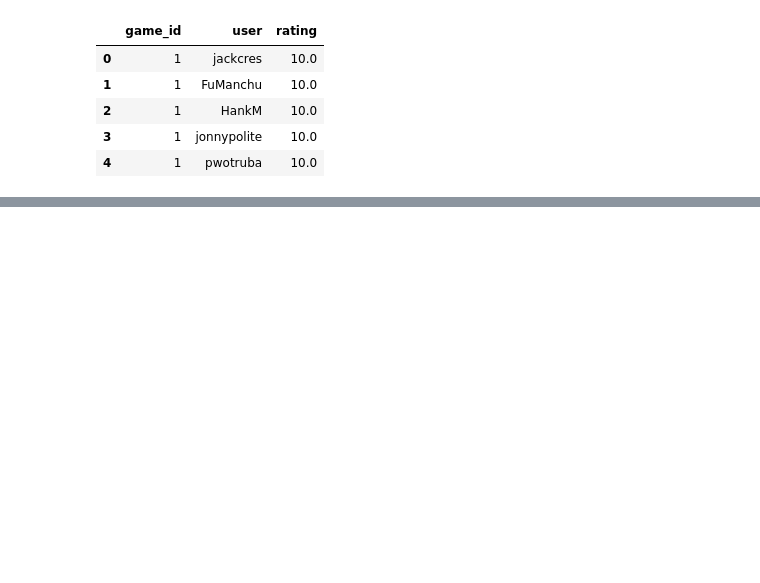
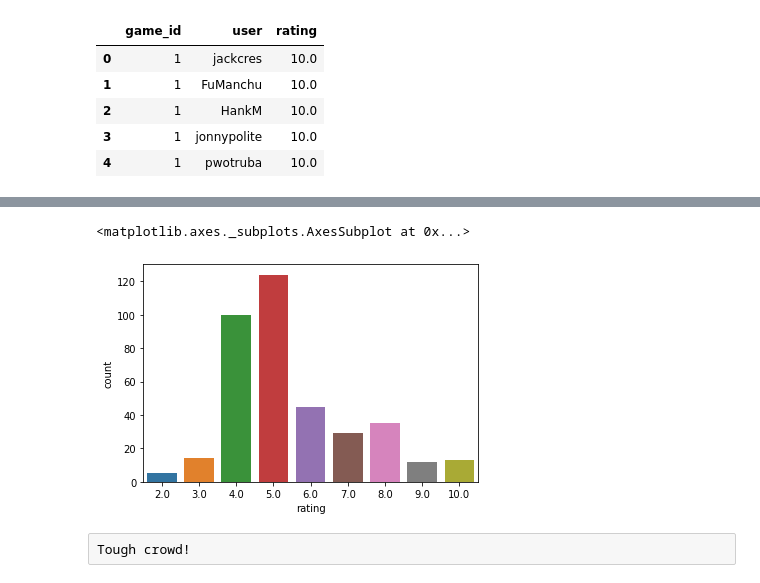
Before and after one commit to MarshallKrakauer/BGGAnalysis, a Jupyter notebook: Player Ratings.ipynb, the cells around one changed output, grey strips where cells are left out. Saved outputs shown, nothing was run; the diff lists cells and outputs as text; code cells hidden in the pictures; blank space fills up the shorter version.

```diff
--- a/Player Ratings.ipynb
+++ b/Player Ratings.ipynb
@@ -30,0 +67,7 @@ pivot.sort_values('rating', ascending=False).head(10)
+# %%
+sns.countplot(data=df[df['user'] == 'stoneart69'], x = 'rating')
+# %% [output]
+<matplotlib.axes._subplots.AxesSubplot at 0x...>
+[figure, added]
+# %% [raw]
+Tough crowd!
```
Also changed, not shown: parts of 31 cells of this notebook.
